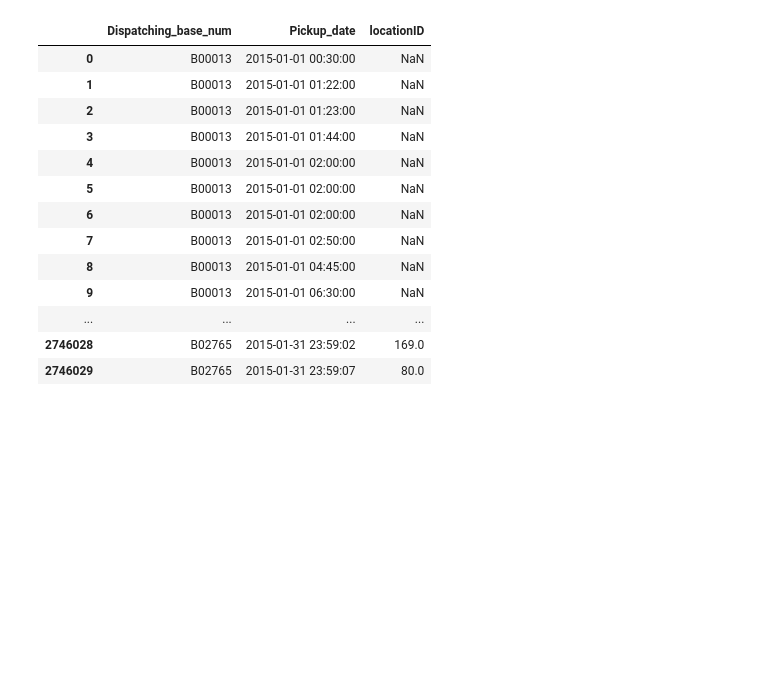
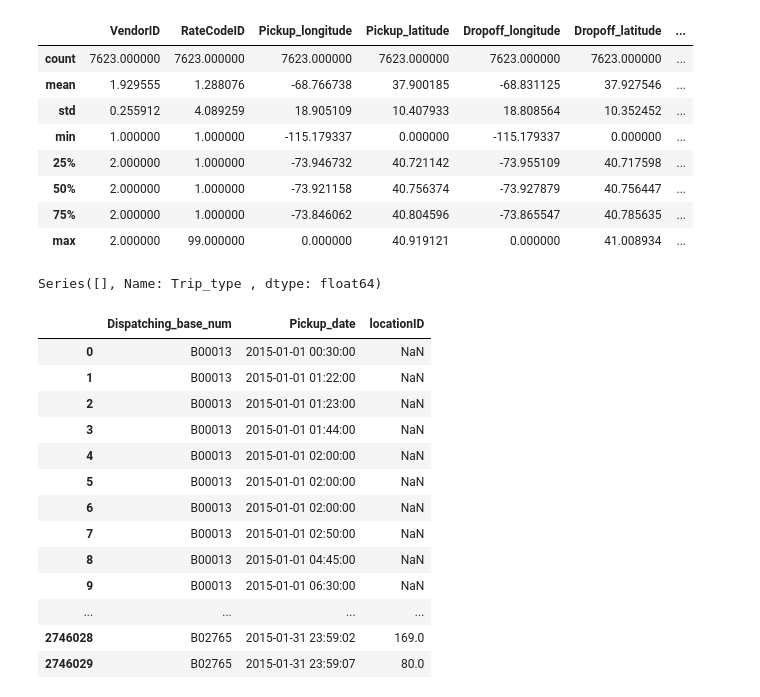
Before and after one commit to gaizka17/taxi-jupyter, a Jupyter notebook: New York Taxi.ipynb, the cells around one changed output. Saved outputs shown, nothing was run; the diff lists cells and outputs as text; code cells hidden in the pictures; blank space fills up the shorter version.

```diff
--- a/New York Taxi.ipynb
+++ b/New York Taxi.ipynb
@@ -1,4 +1,3 @@
 # %%
 import pandas as pd
-df = pd.read_csv(r"C:\Users\gaizka\Desktop\UNIR\GAIZKA\ASIGNATURAS\2 Semestre\TFM\codigo\data\green_tripdata_2013-08.csv", sep=',')
-df
+df = pd.read_csv(r"C:\Users\109366\Desktop\TFM codigo\data\green_tripdata_2013-08.csv", sep = ",", index_col = None).reset_index()
@@ -23,0 +25,4 @@ df
+# %%
+column_names = df.columns[2:]
+df = df.iloc[:,:-2]
+df.columns = column_names
@@ -24 +60,18 @@ df
+# %%
+df.describe()
+# %% [output]
+|  | VendorID | RateCodeID | Pickup_longitude | Pickup_latitude | Dropoff_longitude | Dropoff_latitude | ... |
+| count | 7623.000000 | 7623.000000 | 7623.000000 | 7623.000000 | 7623.000000 | 7623.000000 | ... |
+| mean | 1.929555 | 1.288076 | -68.766738 | 37.900185 | -68.831125 | 37.927546 | ... |
+| std | 0.255912 | 4.089259 | 18.905109 | 10.407933 | 18.808564 | 10.352452 | ... |
+| min | 1.000000 | 1.000000 | -115.179337 | 0.000000 | -115.179337 | 0.000000 | ... |
+| 25% | 2.000000 | 1.000000 | -73.946732 | 40.721142 | -73.955109 | 40.717598 | ... |
+| 50% | 2.000000 | 1.000000 | -73.921158 | 40.756374 | -73.927879 | 40.756447 | ... |
+| 75% | 2.000000 | 1.000000 | -73.846062 | 40.804596 | -73.865547 | 40.785635 | ... |
+| max | 2.000000 | 99.000000 | 0.000000 | 40.919121 | 0.000000 | 41.008934 | ... |
+# %%
+import numpy as np
+df["Trip_type "].dropna()
+# %% [output]
+Series([], Name: Trip_type , dtype: float64)
 # %%
```
Also changed, not shown: parts of 6 cells of this notebook.
